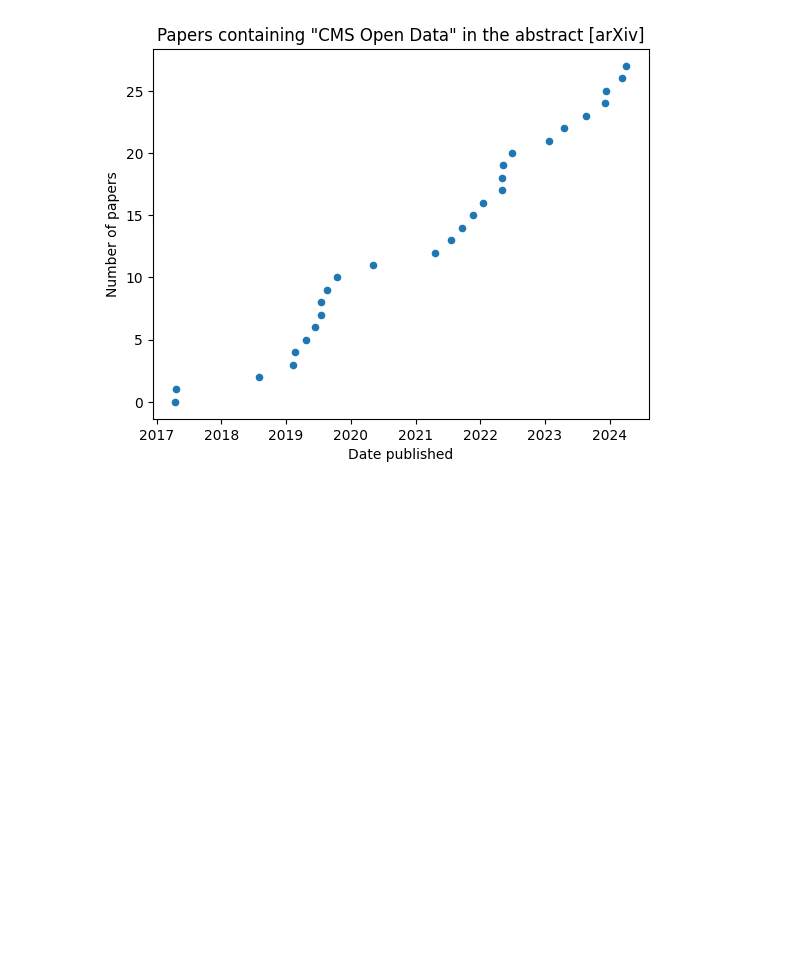
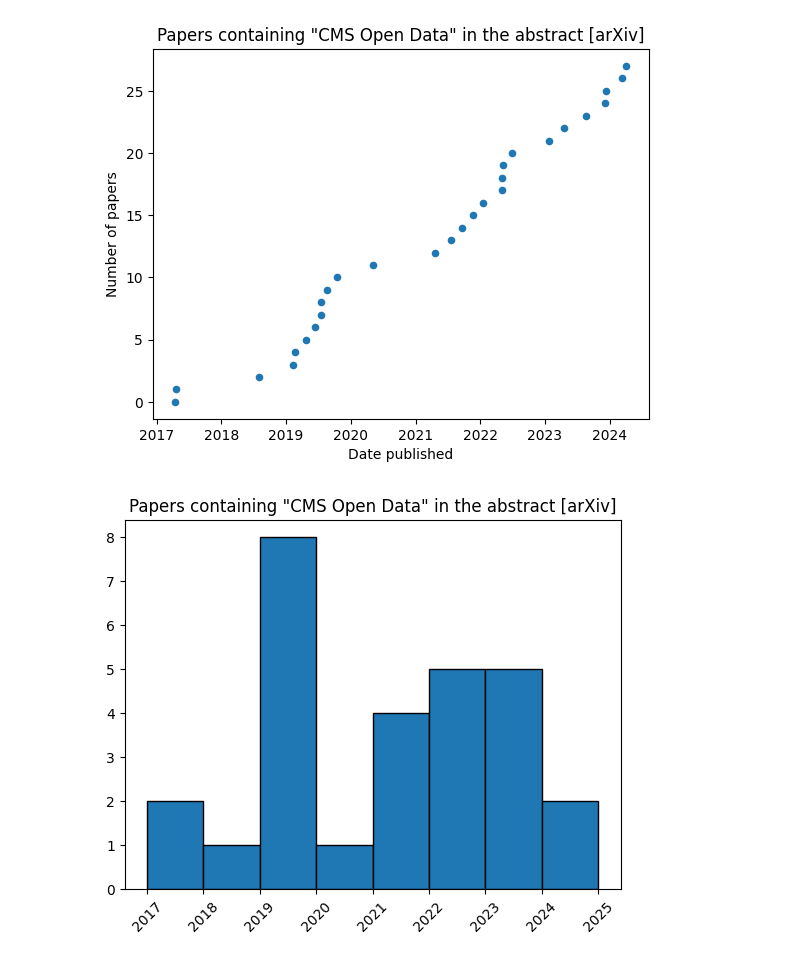
Before and after one commit to cms-dpoa/data-usage, a Jupyter notebook: publications.ipynb, the cells around one changed output. Cells and saved outputs as stored; diff of their text form; code cells hidden in the pictures; blank space fills up the shorter version.

```diff
--- a/publications.ipynb
+++ b/publications.ipynb
@@ -140,6 +213,15 @@ ax.set_ylabel('Number of papers')
 # %% [output]
 Text(0, 0.5, 'Number of papers')
 [figure]
+# %%
+make_histogram(
+    adf,
+    (np.datetime64('2017').astype(int), np.datetime64('2025').astype(int)),
+    8,
+    'Papers containing "CMS Open Data" in the abstract [arXiv]'
+)
+# %% [output]
+[figure, added]
 # %%
 make_wordcloud(adf, 'title')
 # %% [output]
```
Also changed, not shown: parts of 14 cells of this notebook.
